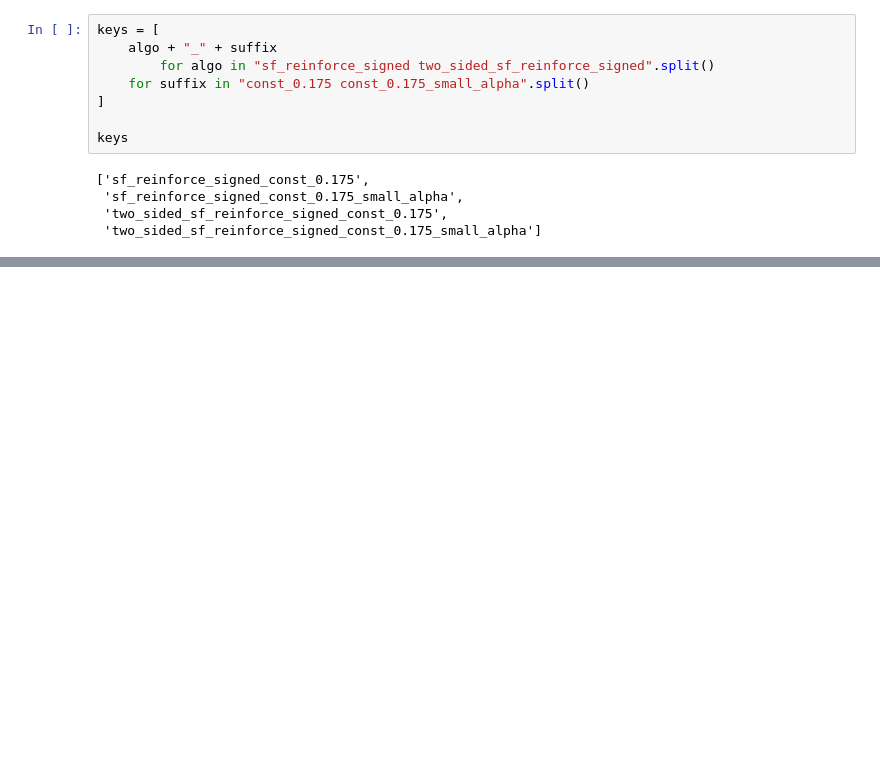
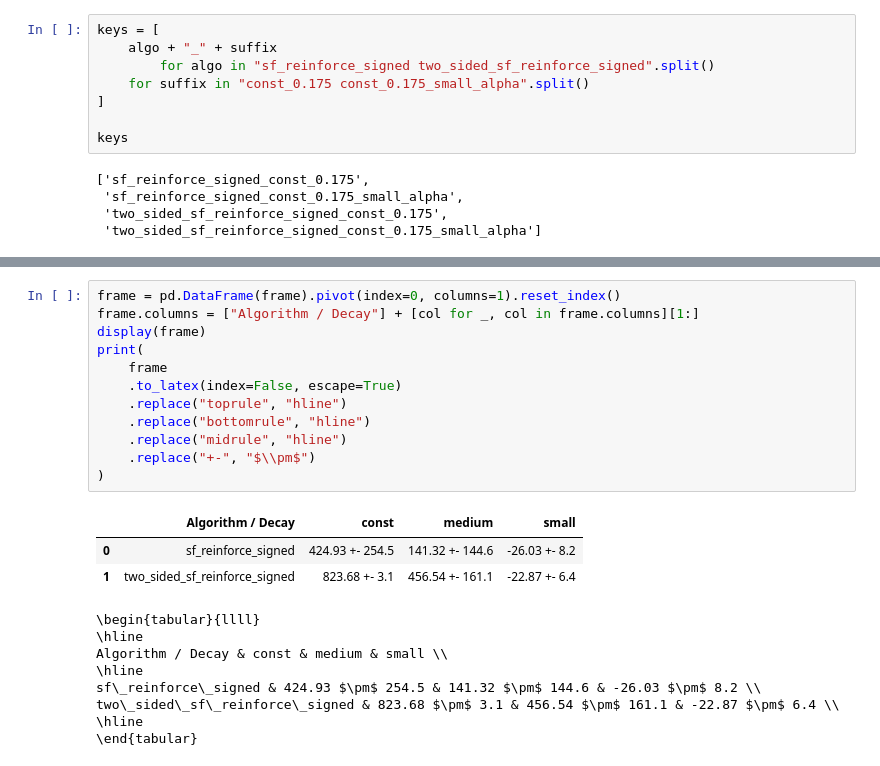
Before and after one commit to deepakhr1999/smooth-functional-reinforce, a Jupyter notebook: graphs.ipynb, the cells around one changed output, grey strips where cells are left out. Drawn from its saved outputs; the diff is of its cells as text; blank space fills up the shorter version.

```diff
--- a/graphs.ipynb
+++ b/graphs.ipynb
@@ -647,0 +664,24 @@ sf_reinforce_signed_const_0.175_small_alpha large
+# %%
+frame = pd.DataFrame(frame).pivot(index=0, columns=1).reset_index()
+frame.columns = ["Algorithm / Decay"] + [col for _, col in frame.columns][1:]
+display(frame)
+print(
+    frame
+    .to_latex(index=False, escape=True)
+    .replace("toprule", "hline")
+    .replace("bottomrule", "hline")
+    .replace("midrule", "hline")
+    .replace("+-", "$\\pm$")
+)
+# %% [output]
+|  | Algorithm / Decay | const | medium | small |
+| 0 | sf_reinforce_signed | 424.93 +- 254.5 | 141.32 +- 144.6 | -26.03 +- 8.2 |
+| 1 | two_sided_sf_reinforce_signed | 823.68 +- 3.1 | 456.54 +- 161.1 | -22.87 +- 6.4 |
+\begin{tabular}{llll}
+\hline
+Algorithm / Decay & const & medium & small \\
+\hline
+sf\_reinforce\_signed & 424.93 $\pm$ 254.5 & 141.32 $\pm$ 144.6 & -26.03 $\pm$ 8.2 \\
+two\_sided\_sf\_reinforce\_signed & 823.68 $\pm$ 3.1 & 456.54 $\pm$ 161.1 & -22.87 $\pm$ 6.4 \\
+\hline
+\end{tabular}
```
Also changed, not shown: parts of 2 cells of this notebook, 3 other files.
